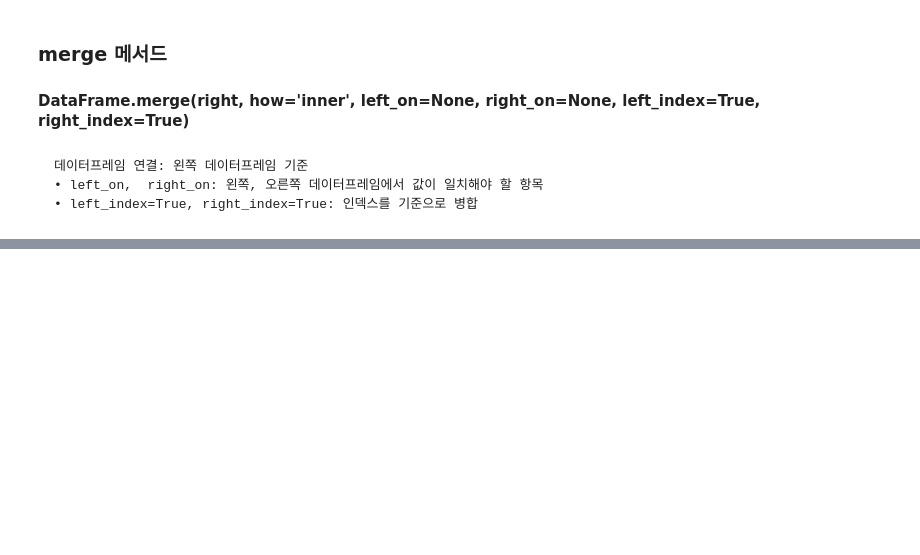
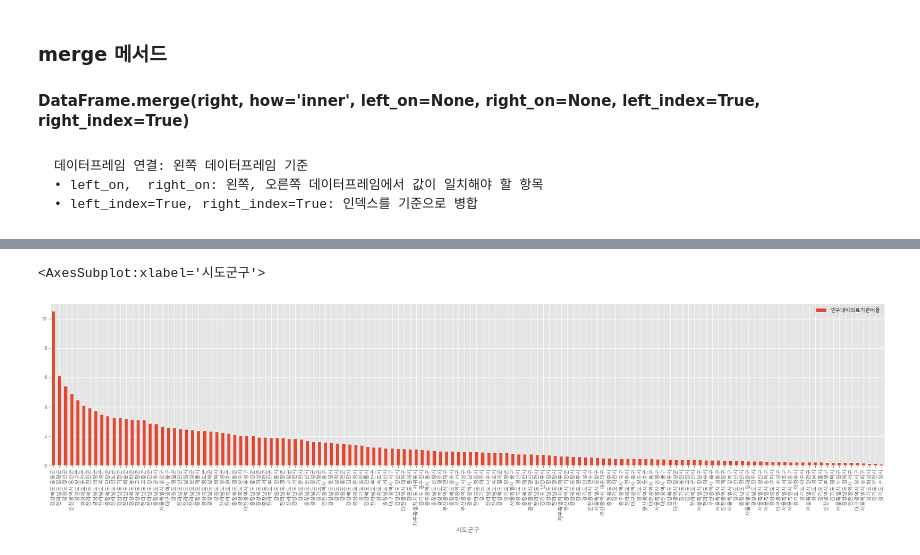
Before and after one commit to hune102377/K-DIGITALTRAING, a Jupyter notebook: 04 Kaggle&PublicData/0719/ex_publicmedical.ipynb, the cells around one changed output, grey strips where cells are left out. Cells and saved outputs as stored; diff of their text form; code cells hidden in the pictures; blank space fills up the shorter version.

```diff
--- a/04 Kaggle&PublicData/0719/ex_publicmedical.ipynb
+++ b/04 Kaggle&PublicData/0719/ex_publicmedical.ipynb
@@ -200,0 +274,18 @@ addr_population_merge
+# %%
+#인구대비 공공의료기관 비율 기준
+import matplotlib.pyplot as plt
+import platform
+
+plt.style.use('ggplot')
+
+if platform.system() == 'Windows':
+    plt.rc('font', family='Malgun Gothic')
+else:
+    plt.rc('font', family='AppleGothic')
+
+population_mc_rate = local_medicalcenter_population[['인구대비의료기관비율']]
+population_mc_rate = population_mc_rate.sort_values('인구대비의료기관비율', ascending=False)
+population_mc_rate.plot(kind='bar', rot=90, figsize=(30,6))
+# %% [output]
+<AxesSubplot:xlabel='시도군구'>
+[figure, added]
```
Also changed, not shown: parts of 7 cells of this notebook.
